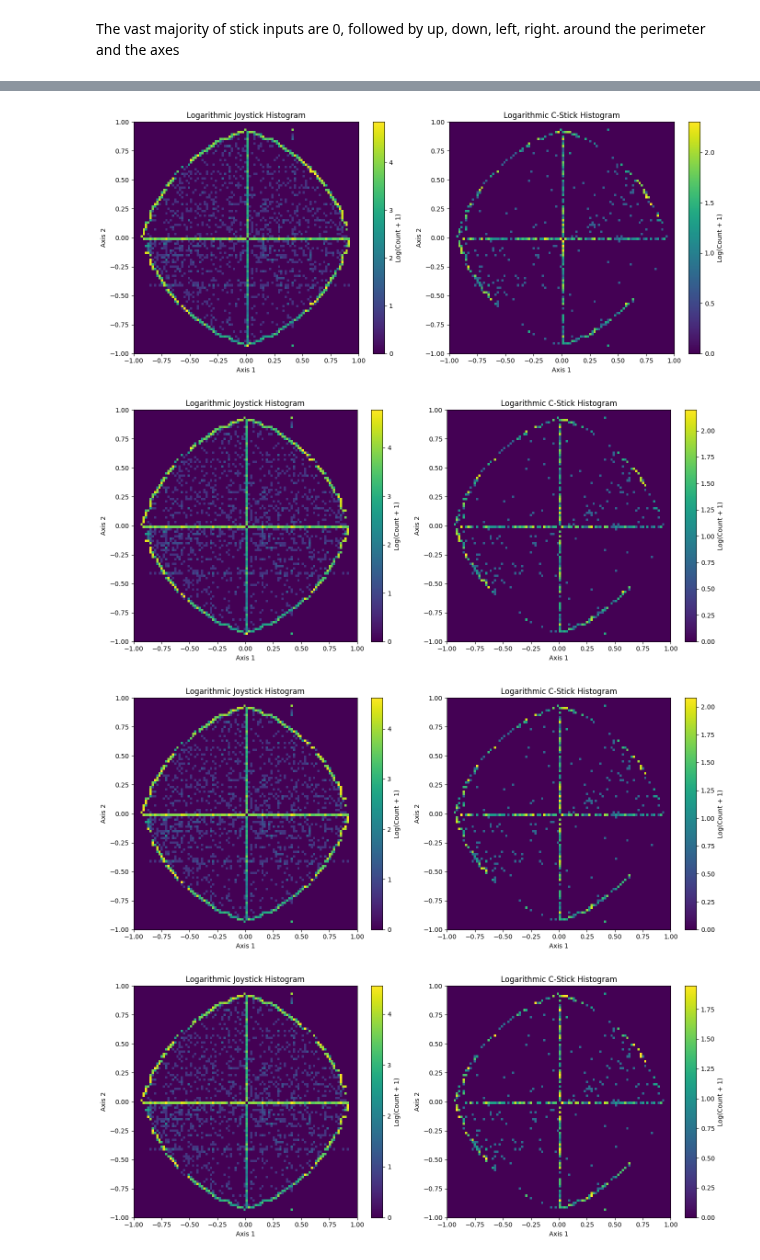
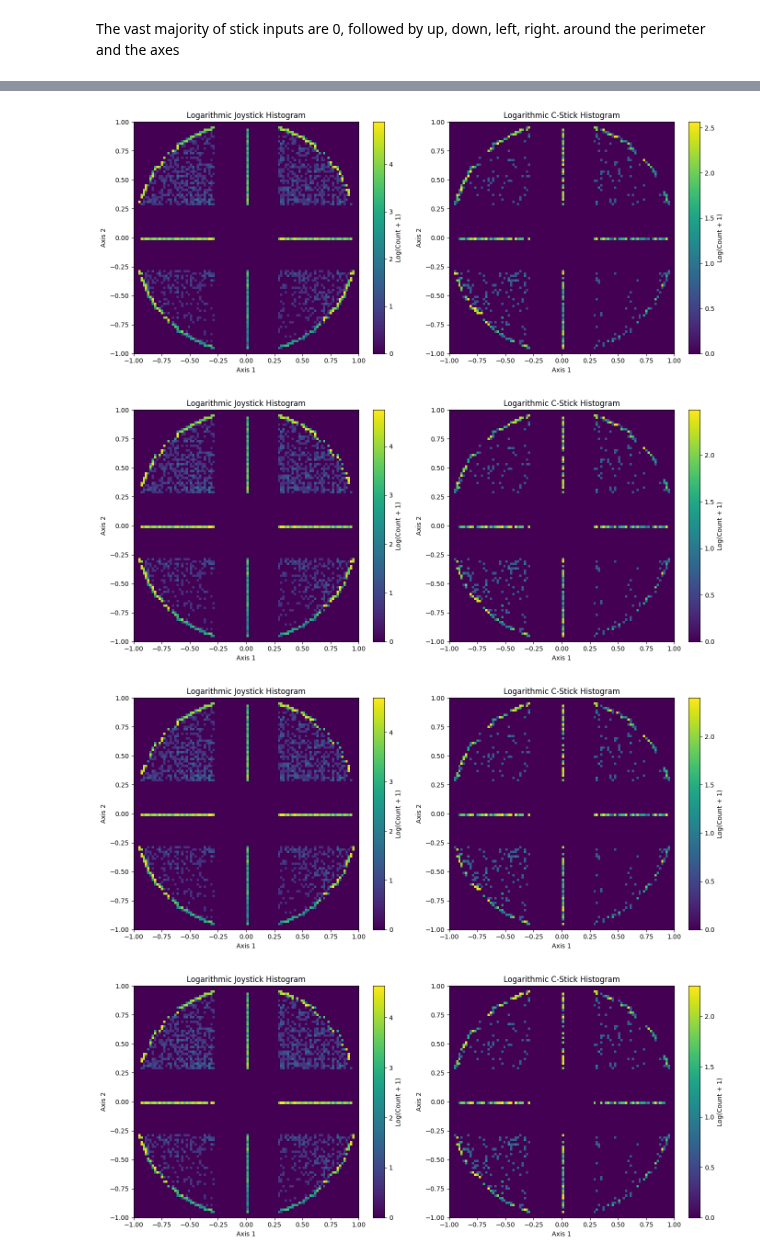
Before and after one commit to sinha-G/slp, a Jupyter notebook: extract_all_data/input_numpy_exploration.ipynb, the cells around one changed output, grey strips where cells are left out. Cells and saved outputs as stored; diff of their text form; code cells hidden in the pictures.

```diff
--- a/extract_all_data/input_numpy_exploration.ipynb
+++ b/extract_all_data/input_numpy_exploration.ipynb
@@ -100,10 +100,10 @@ general_features = {
 }
 player_features = {
     # 'netplay_code': ['MANG#0'],
-    'character_name': ['YOSHI'],
+    # 'character_name': ['YOSHI'],
     # 'character_name': ['FOX', 'FALCO', 'MARTH', 'CAPTAIN_FALCON', 'SHEIK'],
     # 'character_name': ['FOX', 'CAPTAIN_FALCON', 'SHEIK', 'FALCO', 'GAME_AND_WATCH', 'MARTH', 'LINK', 'ICE_CLIMBERS', 'SAMUS', 'GANONDORF', 'BOWSER', 'MEWTWO', 'YOSHI', 'PIKACHU', 'JIGGLYPUFF', 'NESS', 'DR_MARIO', 'MARIO', 'PEACH', 'ROY', 'LUIGI', 'YOUNG_LINK', 'DONKEY_KONG', 'PICHU', 'KIRBY'],
-    # 'character_name': ['FOX', 'CAPTAIN_FALCON', 'SHEIK', 'FALCO', 'GAME_AND_WATCH', 'MARTH', 'LINK', 'ICE_CLIMBERS', 'SAMUS', 'GANONDORF', 'BOWSER', 'MEWTWO', 'YOSHI', 'PIKACHU', 'JIGGLYPUFF', 'NESS', 'DR_MARIO', 'PEACH', 'LUIGI', 'DONKEY_KONG'],
+    'character_name': ['FOX', 'CAPTAIN_FALCON', 'SHEIK', 'FALCO', 'GAME_AND_WATCH', 'MARTH', 'LINK', 'ICE_CLIMBERS', 'SAMUS', 'GANONDORF', 'BOWSER', 'MEWTWO', 'YOSHI', 'PIKACHU', 'JIGGLYPUFF', 'NESS', 'DR_MARIO', 'PEACH', 'LUIGI', 'DONKEY_KONG'],
     'type_name': ['HUMAN']
 
 }
@@ -276,11 +277,11 @@ def load_and_update_histogram(path, jstick_histogram, cstick_histogram, nbins):
 
     # Correcting the shift and scaling logic
     # Shift inputs: adjusting so that positives are reduced and negatives are increased
-    inputs[0:4, :] -= .2875 * (inputs[0:4, :] > 0)
-    inputs[0:4, :] += .2875 * (inputs[0:4, :] < 0)
+    # inputs[0:4, :] -= .2875 * (inputs[0:4, :] > 0)
+    # inputs[0:4, :] += .2875 * (inputs[0:4, :] < 0)
 
     # Scale inputs to be between -1 and 1
-    inputs[0:4, :] *= 1.40350877193
+    # inputs[0:4, :] *= 1.40350877193
 
     # Update histograms
     j_hist, _, _ = np.histogram2d(inputs[1, :], inputs[0, :], bins=nbins, range=[(-1, 1), (-1, 1)])
@@ -368,4 +369,4 @@ for n in range(0,10):
-[figure, old version]
+[figure, new version]
-[figure, old version]
+[figure, new version]
-[figure, old version]
+[figure, new version]
-[figure, old version]
+[figure, new version]
```
Also changed, not shown: parts of 9 cells of this notebook, 18 other files.
